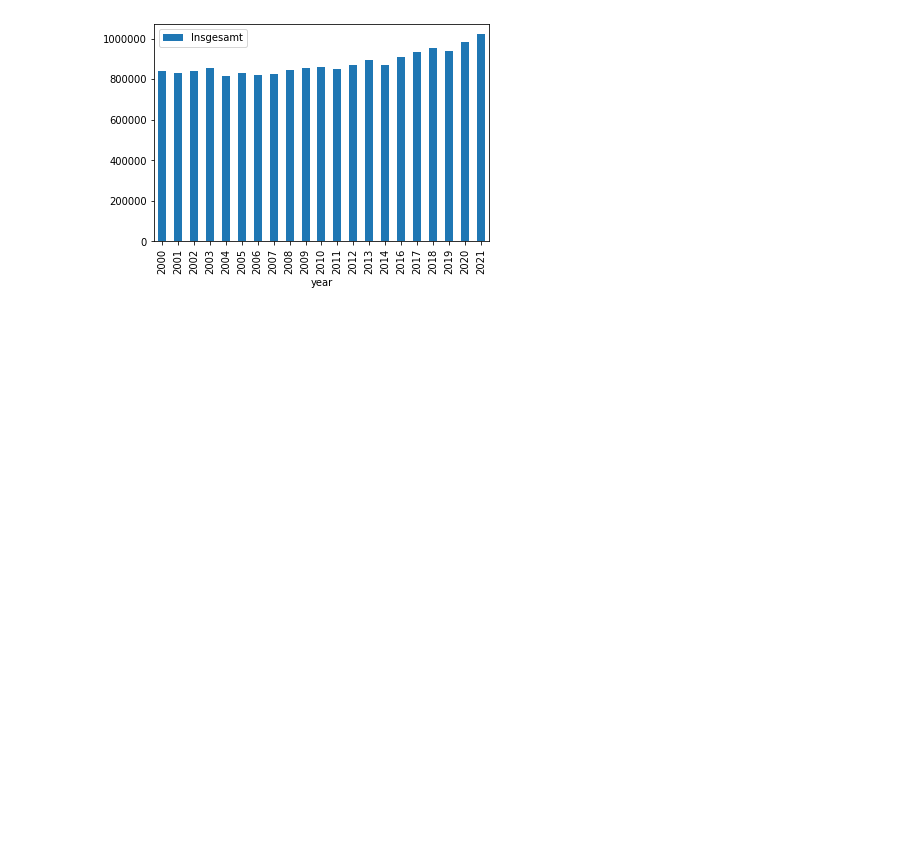
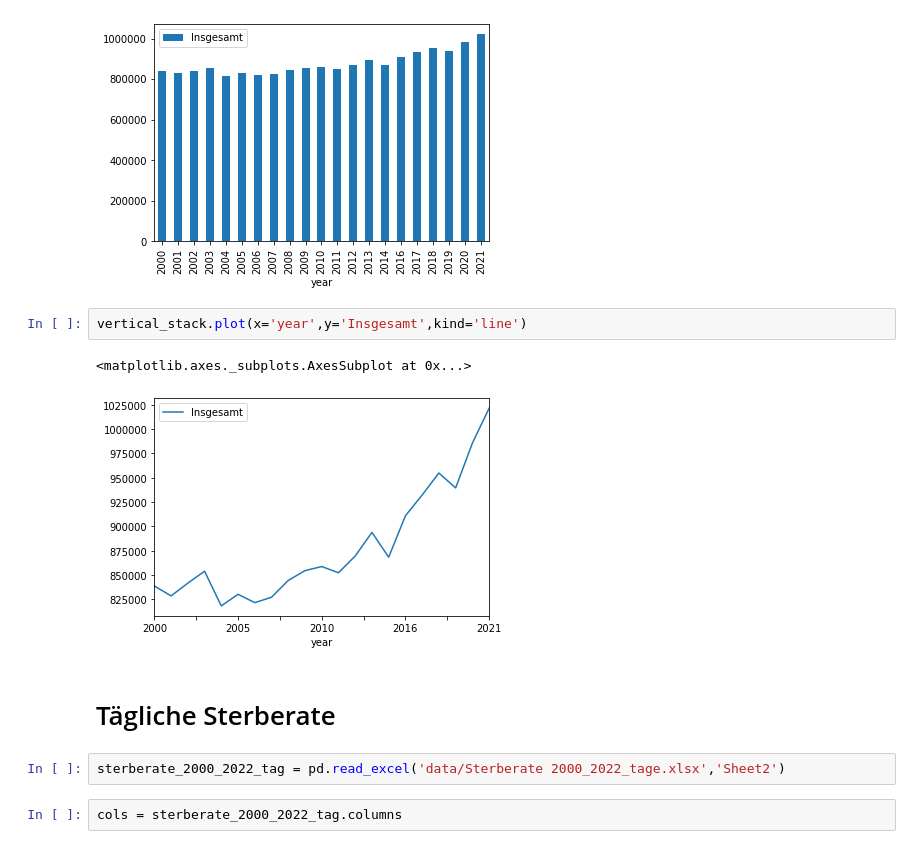
Before and after one commit to Mulham-Alesali/covid_data_analysis, a Jupyter notebook: Corona Datenvisualisierungen.ipynb, the cells around one changed output. Cells and saved outputs as stored; diff of their text form; blank space fills up the shorter version.

Commit message:
=# Tägliche Sterberate

```diff
--- a/Corona Datenvisualisierungen.ipynb
+++ b/Corona Datenvisualisierungen.ipynb
@@ -53,3 +55,14 @@ vertical_stack.plot(x='year',y='Insgesamt',kind='bar')
 # %% [output]
 <matplotlib.axes._subplots.AxesSubplot at 0x...>
 [figure]
+# %%
+vertical_stack.plot(x='year',y='Insgesamt',kind='line')
+# %% [output]
+<matplotlib.axes._subplots.AxesSubplot at 0x...>
+[figure, added]
+# %% [markdown]
+# Tägliche Sterberate
+# %%
+sterberate_2000_2022_tag = pd.read_excel('data/Sterberate 2000_2022_tage.xlsx','Sheet2')
+# %%
+cols = sterberate_2000_2022_tag.columns
```
Also changed, not shown: parts of 6 cells of this notebook.
